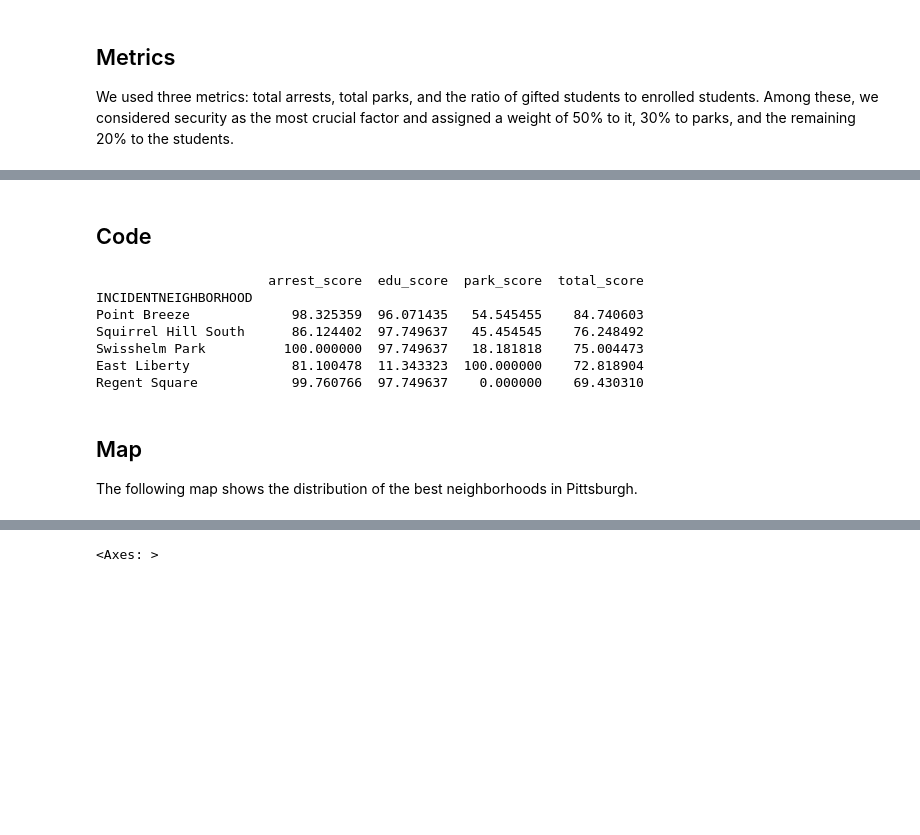
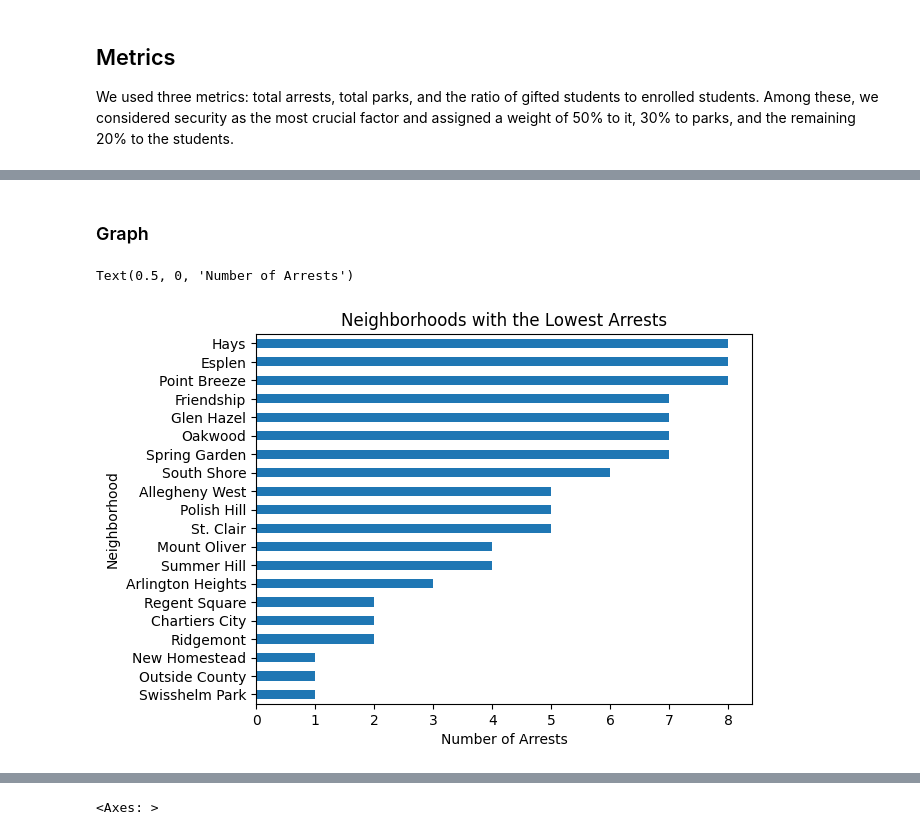
Before and after one commit to aliddy23/cmpinf-0010-final, a Jupyter notebook: final.ipynb, the cells around one changed output, grey strips where cells are left out. Cells and saved outputs as stored; diff of their text form; code cells hidden in the pictures; blank space fills up the shorter version.

```diff
--- a/final.ipynb
+++ b/final.ipynb
@@ -15,0 +38,12 @@ We used three metrics: total arrests, total parks, and the ratio of gifted stude
+# %%
+# Count and sort by the number of arrests in each neighborhood.
+arrest_ranking = arrest_data['INCIDENTNEIGHBORHOOD'].value_counts().sort_values(ascending=True)
+
+# The score is a normalized measure of the number of arrests in each neighborhood, allowing for a comparison of neighborhoods.
+neighborhood_scores["arrest_score"] = 100 * (arrest_ranking.max() - arrest_ranking) / (arrest_ranking.max() - arrest_ranking.min())
+
+# Get the top 20 neighborhoods with the lowest number of arrests.
+arrest_top20 = arrest_ranking.iloc[:20]
+
+# Show the data.
+print(arrest_top20)
@@ -16,50 +68,10 @@ We used three metrics: total arrests, total parks, and the ratio of gifted stude
 # %% [markdown]
-## Code
+### Graph
-# %%
-import pandas as pd
-import numpy as np
-
-edu_data = pd.read_csv("datasets/education.csv")
-arrest_data = pd.read_csv("datasets/incidents.csv")
-park_data = pd.read_csv("datasets/parks.csv")
-
-arrests_by_neighborhood = arrest_data['INCIDENTNEIGHBORHOOD'].value_counts()
-
-arrest_weight = 0.5
-park_weight = 0.3
-edu_weight = 0.2
-
-edu_data['gifted_ratio'] = edu_data['gifted'] / edu_data['total_enrollment_k_12']
-
-arrest_ranking = arrest_data["INCIDENTNEIGHBORHOOD"].value_counts().sort_values(ascending=True)
-edu_ranking = edu_data.set_index('neighborhoods')['gifted_ratio'].sort_values(ascending = False)
-park_ranking = park_data["neighborhood"].value_counts().sort_values(ascending=False)
-
-
-# the "scores" is a normalized measure of the number of arrests/edu/parks in each neighborhood, which allows for comparison of neighborhoods.
-neighborhood_scores = pd.DataFrame(index=arrest_ranking.index)
-neighborhood_scores["arrest_score"] = 100 * (arrest_ranking.max() - arrest_ranking) / (arrest_ranking.max() - arrest_ranking.min())
-# #It subtracts each neighborhood's incident count from the maximum incident count and then divides by the range (max - min) of incident counts.
-# #This value is then multiplied by 100 to scale it.
-neighborhood_scores["edu_score"] = 100 * (1 - ((edu_ranking.max() - edu_ranking) / (edu_ranking.max() - edu_ranking.min())))
-# #It subtracts each value from the maximum and then divides by the range. This ratio is subtracted from 1 to invert the scale (since higher enrollment is better), and then multiplied by 100.
-neighborhood_scores["park_score"] = 100 * (1 - ((park_ranking.max() - park_ranking) / (park_ranking.max() - park_ranking.min())))
-
-neighborhood_scores["total_score"] = (neighborhood_scores["arrest_score"] * arrest_weight
-                                       + neighborhood_scores["edu_score"] * edu_weight
-                                       + neighborhood_scores["park_score"] * park_weight)
-
-best_neighborhoods = neighborhood_scores.sort_values("total_score", ascending=False)
-top5 = best_neighborhoods.iloc[:5]
-print(top5)
-# %% [output]
-                      arrest_score  edu_score  park_score  total_score
-INCIDENTNEIGHBORHOOD
-Point Breeze             98.325359  96.071435   54.545455    84.740603
-Squirrel Hill South      86.124402  97.749637   45.454545    76.248492
-Swisshelm Park          100.000000  97.749637   18.181818    75.004473
-East Liberty             81.100478  11.343323  100.000000    72.818904
-Regent Square            99.760766  97.749637    0.000000    69.430310
-# %% [markdown]
-## Map
-The following map shows the distribution of the best neighborhoods in Pittsburgh.
+# %%
+# Plot the top 20 neighborhoods.
+arrest_plot = arrest_top20.plot(kind='barh', title='Neighborhoods with the Lowest Arrests')
+plt.ylabel("Neighborhood")
+plt.xlabel("Number of Arrests")
+# %% [output]
+Text(0.5, 0, 'Number of Arrests')
+[figure, added]
```
Also changed, not shown: parts of 28 cells of this notebook, 2 other files.
